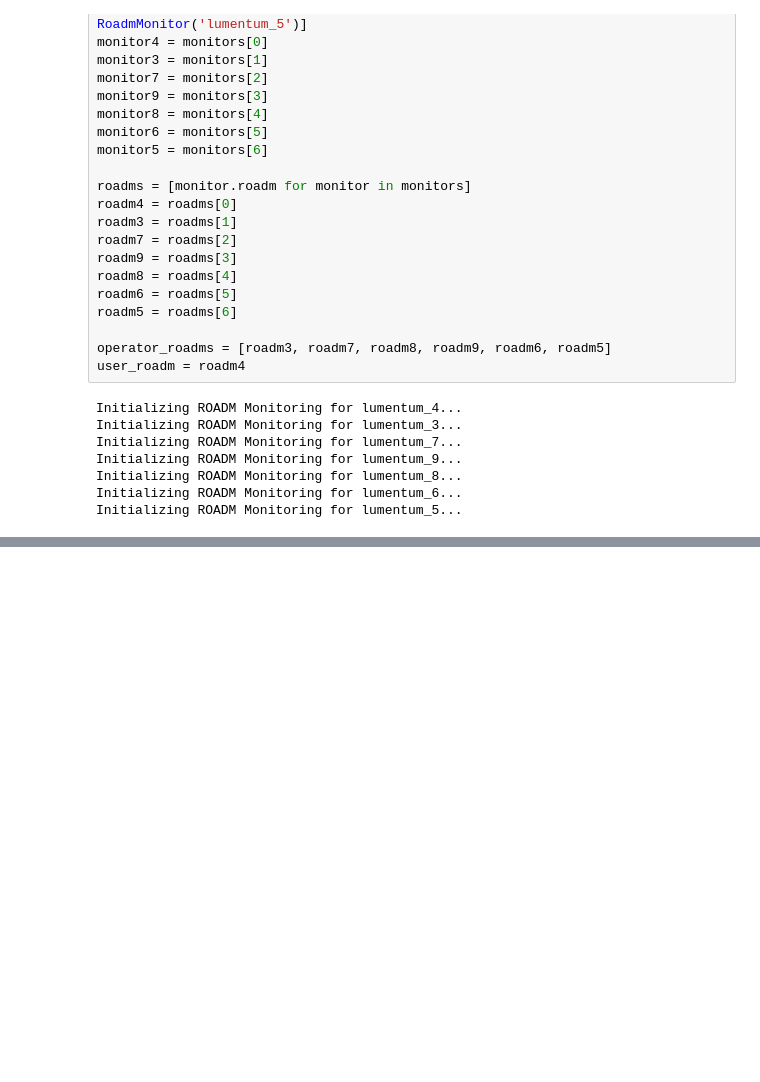
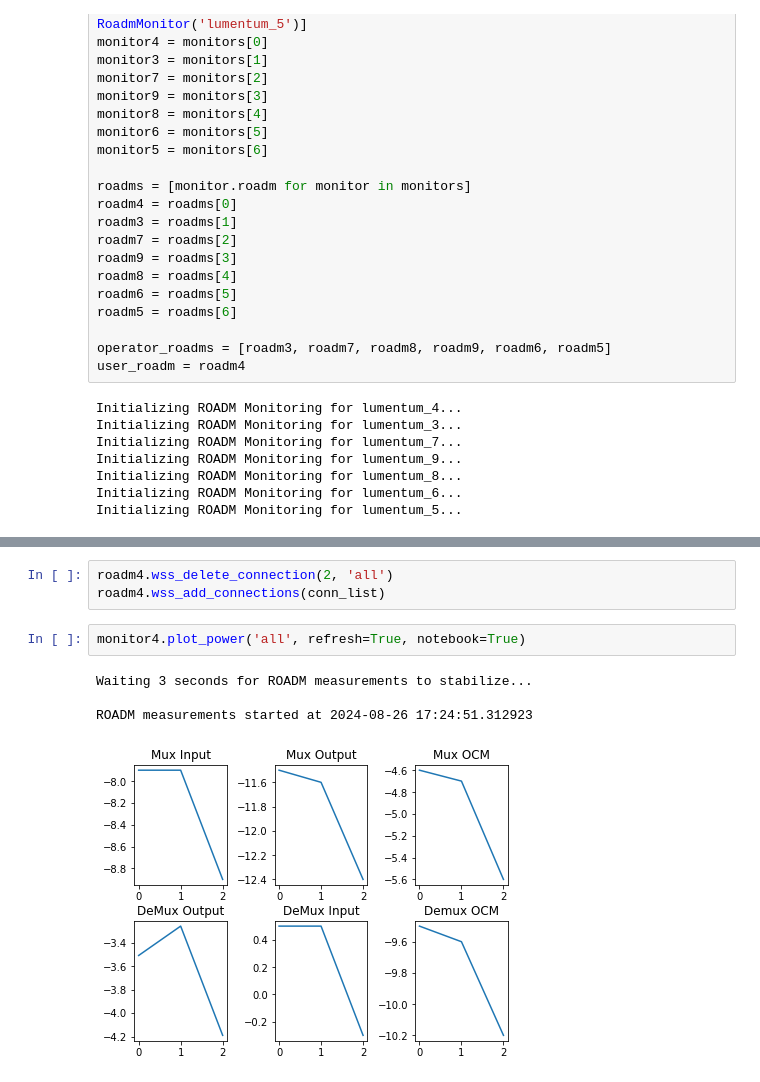
Before and after one commit to agastya-raj/ecoc_pdp_heanet, a Jupyter notebook: setup.ipynb, the cells around one changed output, grey strips where cells are left out. Saved outputs shown, nothing was run; the diff lists cells and outputs as text; blank space fills up the shorter version.

```diff
--- a/setup.ipynb
+++ b/setup.ipynb
@@ -180,0 +290,10 @@ for roadm in operator_roadms:
+# %%
+roadm4.wss_delete_connection(2, 'all')
+roadm4.wss_add_connections(conn_list)
+# %%
+monitor4.plot_power('all', refresh=True, notebook=True)
+# %% [output]
+Waiting 3 seconds for ROADM measurements to stabilize...
+
+ROADM measurements started at 2024-08-26 17:24:51.312923
+[figure, added]
```
Also changed, not shown: parts of 35 cells of this notebook, 2 other files.
